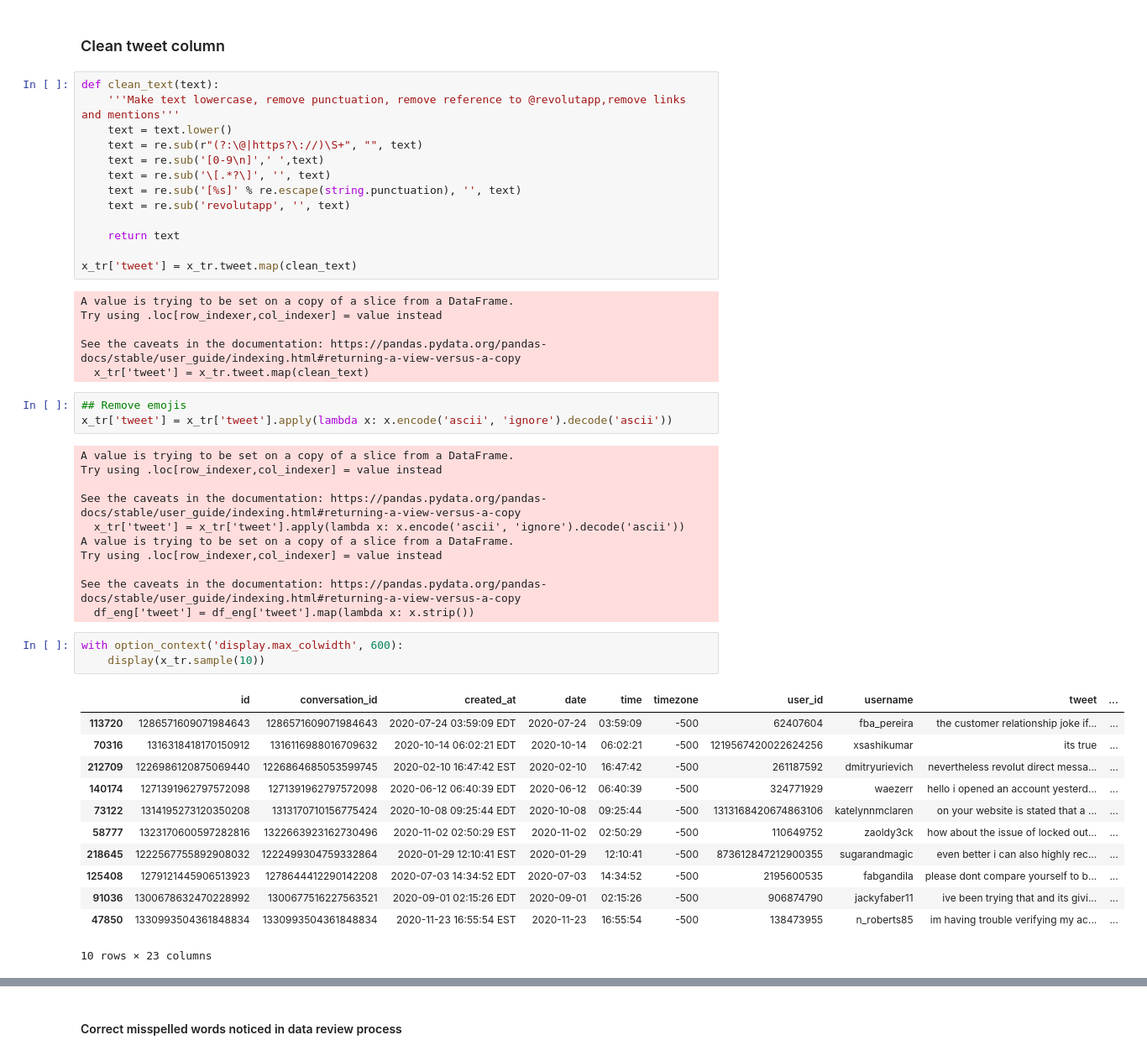
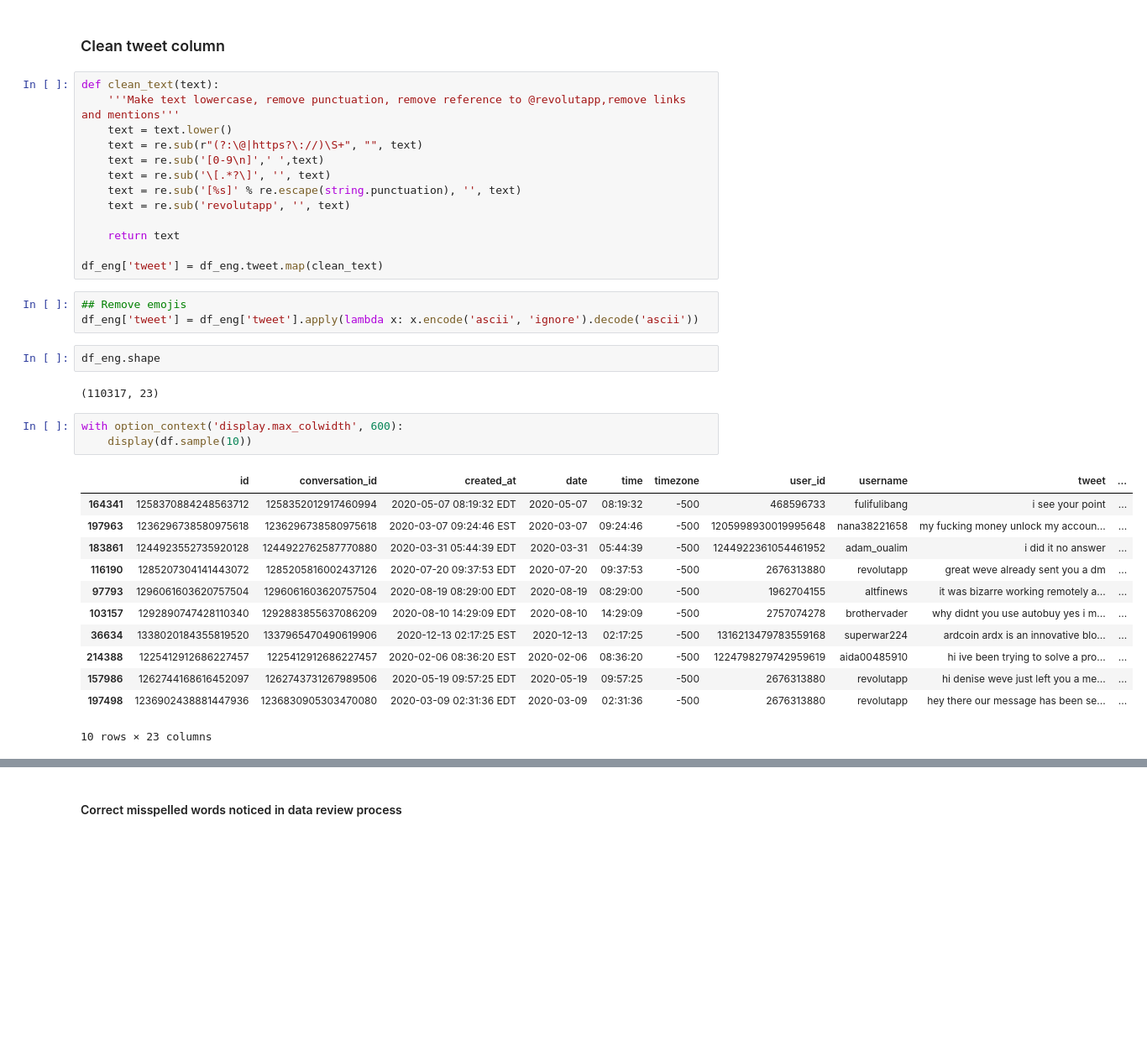
Before and after one commit to tawney-kirkland/04-fletcher, a Jupyter notebook: preprocess_tweets.ipynb, the cells around one changed output, grey strips where cells are left out. Shown: that part at 84% size. Cells and saved outputs as stored; diff of their text form; blank space fills up the shorter version.

```diff
--- a/preprocess_tweets.ipynb
+++ b/preprocess_tweets.ipynb
@@ -49,40 +42,27 @@ def clean_text(text):
 
     return text
 
-x_tr['tweet'] = x_tr.tweet.map(clean_text)
+df_eng['tweet'] = df_eng.tweet.map(clean_text)
-# %% [output]
-A value is trying to be set on a copy of a slice from a DataFrame.
-Try using .loc[row_indexer,col_indexer] = value instead
-
-See the caveats in the documentation: https://pandas.pydata.org/pandas-docs/stable/user_guide/indexing.html#returning-a-view-versus-a-copy
-  x_tr['tweet'] = x_tr.tweet.map(clean_text)
 # %%
 ## Remove emojis
-x_tr['tweet'] = x_tr['tweet'].apply(lambda x: x.encode('ascii', 'ignore').decode('ascii'))
+df_eng['tweet'] = df_eng['tweet'].apply(lambda x: x.encode('ascii', 'ignore').decode('ascii'))
-# %% [output]
-A value is trying to be set on a copy of a slice from a DataFrame.
-Try using .loc[row_indexer,col_indexer] = value instead
-
-See the caveats in the documentation: https://pandas.pydata.org/pandas-docs/stable/user_guide/indexing.html#returning-a-view-versus-a-copy
-  x_tr['tweet'] = x_tr['tweet'].apply(lambda x: x.encode('ascii', 'ignore').decode('ascii'))
-A value is trying to be set on a copy of a slice from a DataFrame.
-Try using .loc[row_indexer,col_indexer] = value instead
-
-See the caveats in the documentation: https://pandas.pydata.org/pandas-docs/stable/user_guide/indexing.html#returning-a-view-versus-a-copy
-  df_eng['tweet'] = df_eng['tweet'].map(lambda x: x.strip())
+# %%
+df_eng.shape
+# %% [output]
+(110317, 23)
 # %%
 with option_context('display.max_colwidth', 600):
-    display(x_tr.sample(10))
+    display(df.sample(10))
 # %% [output]
 |  | id | conversation_id | created_at | date | time | timezone | user_id | username | tweet | ... |
-| 113720 | 1286571609071984643 | 1286571609071984643 | 2020-07-24 03:59:09 EDT | 2020-07-24 | 03:59:09 | -500 | 62407604 | fba_pereira | the customer relationship joke if... | ... |
-| 70316 | 1316318418170150912 | 1316116988016709632 | 2020-10-14 06:02:21 EDT | 2020-10-14 | 06:02:21 | -500 | 1219567420022624256 | xsashikumar | its true | ... |
-| 212709 | 1226986120875069440 | 1226864685053599745 | 2020-02-10 16:47:42 EST | 2020-02-10 | 16:47:42 | -500 | 261187592 | dmitryurievich | nevertheless revolut direct messa... | ... |
-| 140174 | 1271391962797572098 | 1271391962797572098 | 2020-06-12 06:40:39 EDT | 2020-06-12 | 06:40:39 | -500 | 324771929 | waezerr | hello i opened an account yesterd... | ... |
-| 73122 | 1314195273120350208 | 1313170710156775424 | 2020-10-08 09:25:44 EDT | 2020-10-08 | 09:25:44 | -500 | 1313168420674863106 | katelynnmclaren | on your website is stated that a ... | ... |
-| 58777 | 1323170600597282816 | 1322663923162730496 | 2020-11-02 02:50:29 EST | 2020-11-02 | 02:50:29 | -500 | 110649752 | zaoldy3ck | how about the issue of locked out... | ... |
-| 218645 | 1222567755892908032 | 1222499304759332864 | 2020-01-29 12:10:41 EST | 2020-01-29 | 12:10:41 | -500 | 873612847212900355 | sugarandmagic | even better i can also highly rec... | ... |
-| 125408 | 1279121445906513923 | 1278644412290142208 | 2020-07-03 14:34:52 EDT | 2020-07-03 | 14:34:52 | -500 | 2195600535 | fabgandila | please dont compare yourself to b... | ... |
-| 91036 | 1300678632470228992 | 1300677516227563521 | 2020-09-01 02:15:26 EDT | 2020-09-01 | 02:15:26 | -500 | 906874790 | jackyfaber11 | ive been trying that and its givi... | ... |
-| 47850 | 1330993504361848834 | 1330993504361848834 | 2020-11-23 16:55:54 EST | 2020-11-23 | 16:55:54 | -500 | 138473955 | n_roberts85 | im having trouble verifying my ac... | ... |
+| 164341 | 1258370884248563712 | 1258352012917460994 | 2020-05-07 08:19:32 EDT | 2020-05-07 | 08:19:32 | -500 | 468596733 | fulifulibang | i see your point | ... |
+| 197963 | 1236296738580975618 | 1236296738580975618 | 2020-03-07 09:24:46 EST | 2020-03-07 | 09:24:46 | -500 | 1205998930019995648 | nana38221658 | my fucking money unlock my accoun... | ... |
+| 183861 | 1244923552735920128 | 1244922762587770880 | 2020-03-31 05:44:39 EDT | 2020-03-31 | 05:44:39 | -500 | 1244922361054461952 | adam_oualim | i did it no answer | ... |
+| 116190 | 1285207304141443072 | 1285205816002437126 | 2020-07-20 09:37:53 EDT | 2020-07-20 | 09:37:53 | -500 | 2676313880 | revolutapp | great weve already sent you a dm | ... |
+| 97793 | 1296061603620757504 | 1296061603620757504 | 2020-08-19 08:29:00 EDT | 2020-08-19 | 08:29:00 | -500 | 1962704155 | altfinews | it was bizarre working remotely a... | ... |
+| 103157 | 1292890747428110340 | 1292883855637086209 | 2020-08-10 14:29:09 EDT | 2020-08-10 | 14:29:09 | -500 | 2757074278 | brothervader | why didnt you use autobuy yes i m... | ... |
+| 36634 | 1338020184355819520 | 1337965470490619906 | 2020-12-13 02:17:25 EST | 2020-12-13 | 02:17:25 | -500 | 1316213479783559168 | superwar224 | ardcoin ardx is an innovative blo... | ... |
+| 214388 | 1225412912686227457 | 1225412912686227457 | 2020-02-06 08:36:20 EST | 2020-02-06 | 08:36:20 | -500 | 1224798279742959619 | aida00485910 | hi ive been trying to solve a pro... | ... |
+| 157986 | 1262744168616452097 | 1262743731267989506 | 2020-05-19 09:57:25 EDT | 2020-05-19 | 09:57:25 | -500 | 2676313880 | revolutapp | hi denise weve just left you a me... | ... |
+| 197498 | 1236902438881447936 | 1236830905303470080 | 2020-03-09 02:31:36 EDT | 2020-03-09 | 02:31:36 | -500 | 2676313880 | revolutapp | hey there our message has been se... | ... |
 10 rows × 23 columns
```
Also changed, not shown: parts of 10 cells of this notebook, 1 other file.
